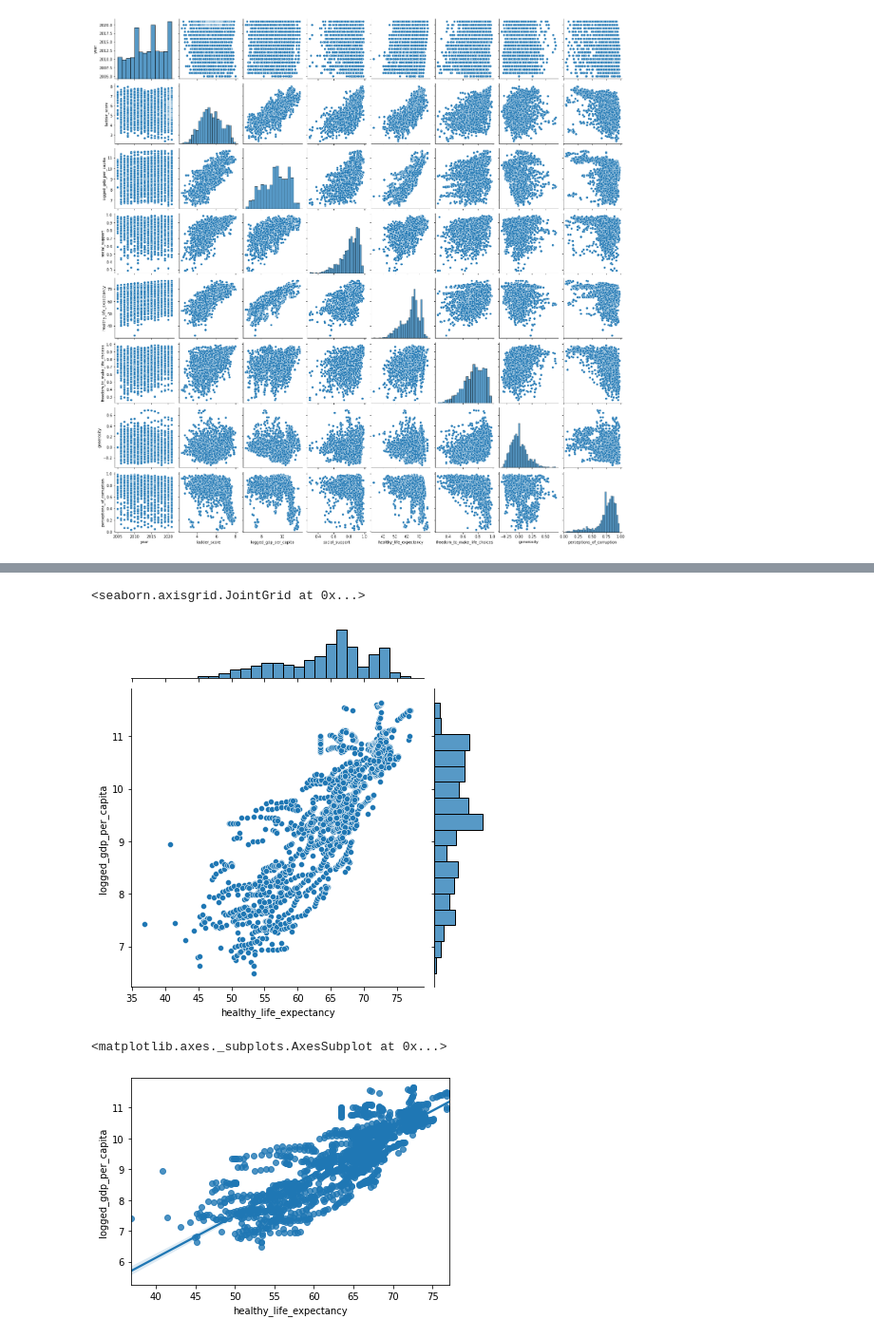
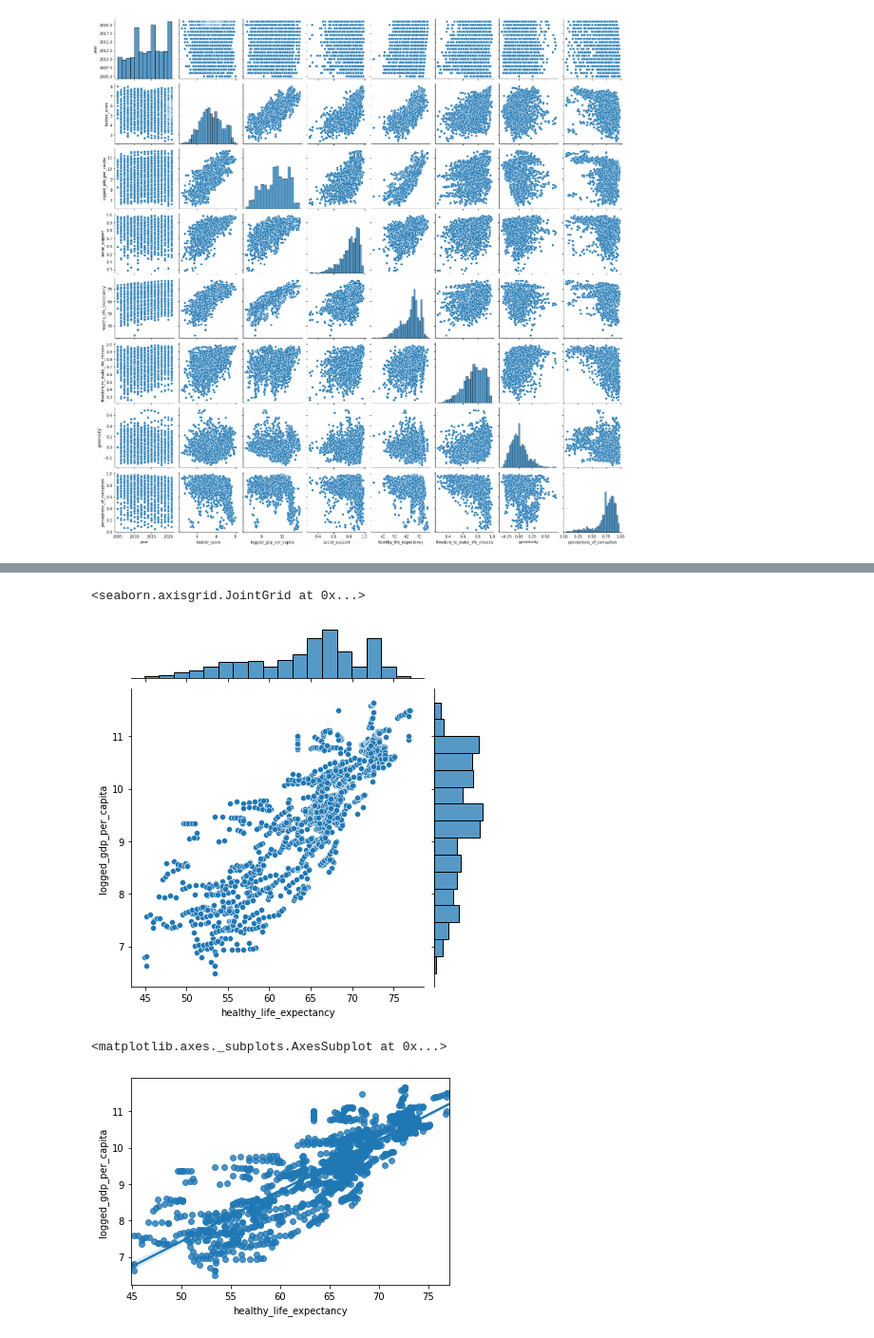
Before and after one commit to urospetkovic/Happiness-Team, a Jupyter notebook: Code/Correlations.ipynb, the cells around one changed output, grey strips where cells are left out. Shown at 95% size. Saved outputs shown, nothing was run; the diff lists cells and outputs as text; code cells hidden in the pictures.

```diff
--- a/Code/Correlations.ipynb
+++ b/Code/Correlations.ipynb
@@ -36,5 +36,5 @@ dfnum.head()
 | 3 | 2011 | 3.832 | 7.620 | 0.521 | 51.92 | ... |
 | 4 | 2012 | 3.783 | 7.705 | 0.521 | 52.24 | ... |
 # %%
-df_after_2010 = df.loc[df['year'] > 2010]
+df_after_2012 = df.loc[df['year'] > 2012]
 # %%
@@ -72,0 +63,3 @@ dfnum_2010.head()
+# %%
+dfnum_2012=df_after_2012._get_numeric_data()
+dfnum_2012.head()
@@ -100,13 +100,13 @@ sns.heatmap(correlations_matrix, annot=True)
 # %%
-sns.jointplot(x=dfnum_2010['healthy_life_expectancy'], y=dfnum_2010['logged_gdp_per_capita'])
+sns.jointplot(x=dfnum_2012['healthy_life_expectancy'], y=dfnum_2012['logged_gdp_per_capita'])
 # %% [output]
 <seaborn.axisgrid.JointGrid at 0x...>
-[figure, old version]
+[figure, new version]
 # %%
-sns.regplot(x='healthy_life_expectancy', y='logged_gdp_per_capita', data=dfnum_2010)
+sns.regplot(x='healthy_life_expectancy', y='logged_gdp_per_capita', data=dfnum_2012)
 # %% [output]
 <matplotlib.axes._subplots.AxesSubplot at 0x...>
-[figure, old version]
+[figure, new version]
 # %%
 sns.boxplot(data=corr_data)
 # %% [output]
```
Also changed, not shown: parts of 11 cells of this notebook, 1 other file.
